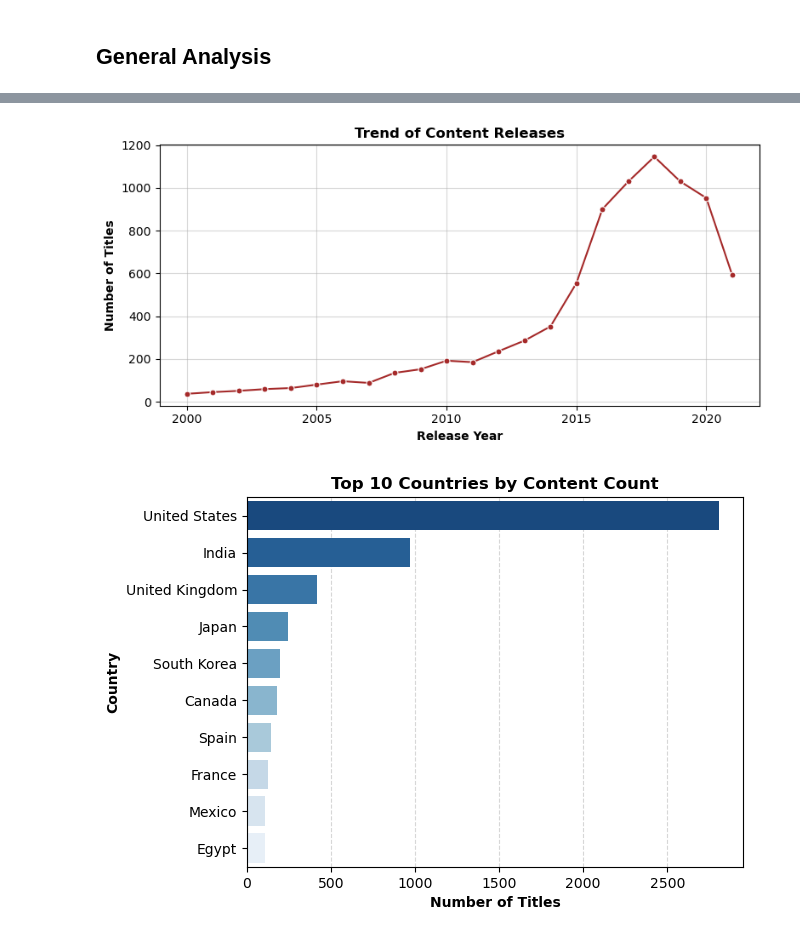
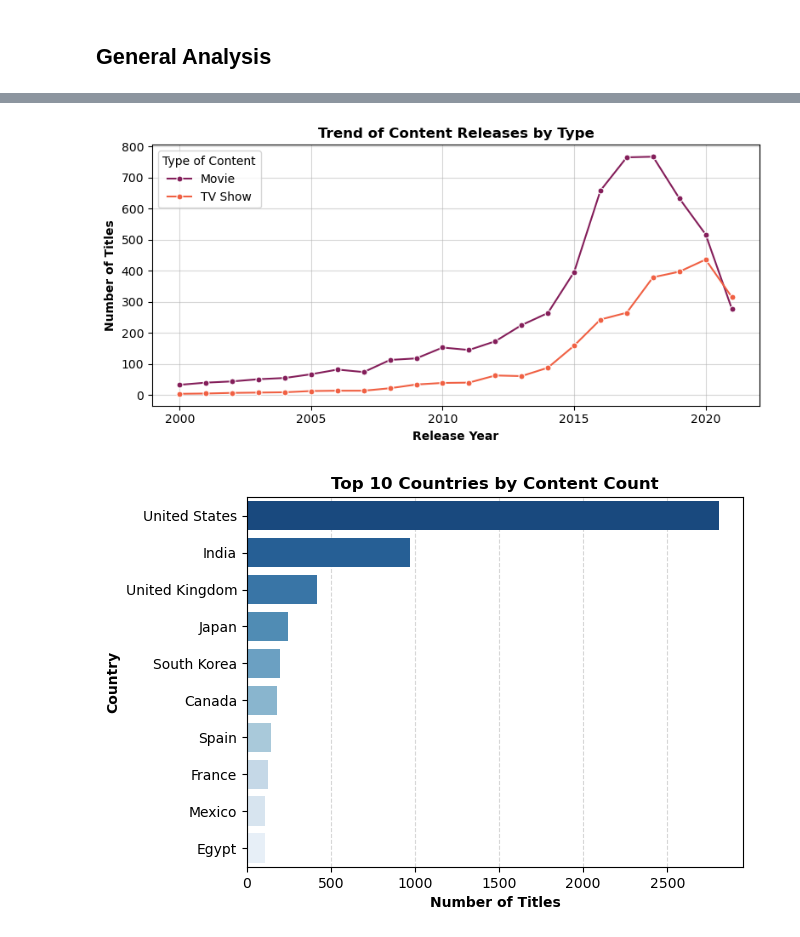
Before and after one commit to berkaygirgin/netflix-data-analysis, a Jupyter notebook: notebook/netflix_analysis.ipynb, the cells around one changed output, grey strips where cells are left out. Saved outputs shown, nothing was run; the diff lists cells and outputs as text; code cells hidden in the pictures.

```diff
--- a/notebook/netflix_analysis.ipynb
+++ b/notebook/netflix_analysis.ipynb
@@ -155,15 +172,15 @@ plt.show()
 # %%
-trend_by_year = netflix["year"].value_counts().sort_index().reset_index()
-trend_by_year = trend_by_year[trend_by_year["year"] >= 2000]
+content_release_by_type = netflix[netflix["year"] >= 2000][["year", "type"]].value_counts().sort_index().reset_index()
 
 plt.figure(figsize=(8, 4))
-sns.lineplot(data=trend_by_year, x="year", y="count", color="brown", marker="o", markersize=5)
-plt.title("Trend of Content Releases", fontsize=12, fontweight="bold")
+sns.lineplot(data=content_release_by_type, x="year", y="count", hue="type", palette="rocket", marker="o", markersize=5, errorbar=None)
+plt.title("Trend of Content Releases by Type", fontsize=12, fontweight="bold")
 plt.xlabel("Release Year", fontsize=10, fontweight="bold")
 plt.ylabel("Number of Titles", fontsize=10, fontweight="bold")
 plt.grid(alpha=0.5)
+plt.legend().set_title("Type of Content")
 plt.tight_layout()
 plt.show()
 # %% [output]
-[figure, old version]
+[figure, new version]
 # %%
```
Also changed, not shown: parts of 8 cells of this notebook.
